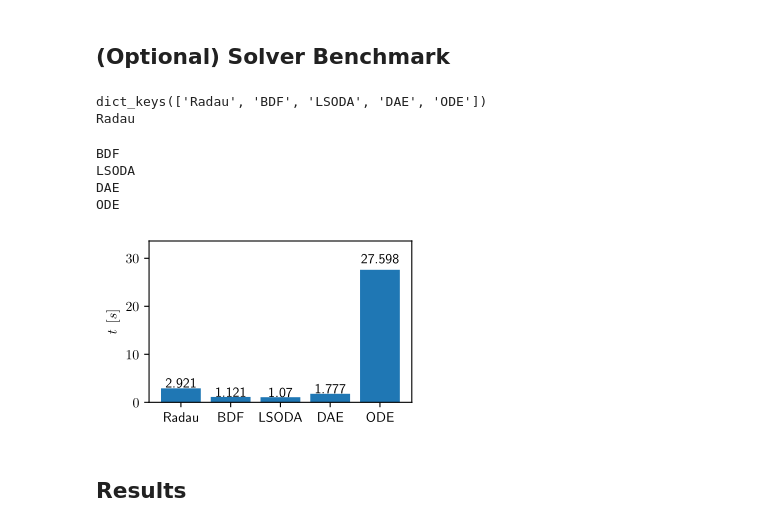
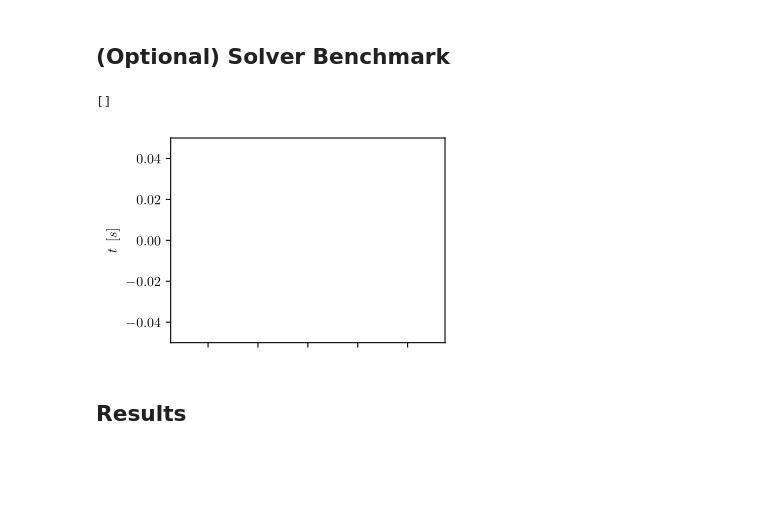
Before and after one commit to willi-z/batmania, a Jupyter notebook: SPM_Zhang.ipynb, the cells around one changed output. Cells and saved outputs as stored; diff of their text form; code cells hidden in the pictures; blank space fills up the shorter version.

Commit message:
benchmark

```diff
--- a/SPM_Zhang.ipynb
+++ b/SPM_Zhang.ipynb
@@ -667,6 +668,7 @@ if use_julia:
 tspan = [0.0, t_end]
 n_tries = 10
 benchmarks = {}
+run_benchmarks = False
 # %%
 import time
 
@@ -687,28 +689,29 @@ def scipy_solver(method:str): # "Radau",  # Radau, BDF, LSODA
         dense_output=True,
     )
 
-
-benchmarks["Radau"] = lambda : benchmark_test(lambda : scipy_solver("Radau"))
-benchmarks["BDF"]   = lambda : benchmark_test(lambda : scipy_solver("BDF"))
-benchmarks["LSODA"] = lambda : benchmark_test(lambda : scipy_solver("LSODA"))
+if run_benchmarks:
+    benchmarks["Radau"] = lambda : benchmark_test(lambda : scipy_solver("Radau"))
+    benchmarks["BDF"]   = lambda : benchmark_test(lambda : scipy_solver("BDF"))
+    benchmarks["LSODA"] = lambda : benchmark_test(lambda : scipy_solver("LSODA"))
 # %%
 if use_julia:
     from diffeqpy import de
     prob_ode = de.ODEProblem(zhang_ode, u0, tspan)
-
-    def diffeqpy_ode():
-        sol_dae = de.solve(prob_ode, reltol = 1e-8, abstol = 1e-8)
+    def diffeqpy_ode(solver):
+        sol_ode = de.solve(prob_ode, solver, reltol = 1e-8, abstol = 1e-8)
 
     du0 = np.zeros(len(u0))
     differential_vars = [True] * len(u0)
     prob_dae = de.DAEProblem(zhang_dae, du0, u0, tspan, differential_vars=differential_vars)
+    def diffeqpy_dae(solver):
+        sol_dae = de.solve(prob_dae, solver, reltol = 1e-8, abstol = 1e-8)
 
-    def diffeqpy_dae():
-        sol_dae = de.solve(prob_dae, reltol = 1e-8, abstol = 1e-8)
-    benchmarks["ODE"] = lambda : benchmark_test(diffeqpy_ode)
-    benchmarks["DAE"] = lambda : benchmark_test(diffeqpy_dae)
+if use_julia and run_benchmarks:
+    benchmarks["Rodas4"]   = lambda : benchmark_test(lambda: diffeqpy_ode(de.Rodas4(autodiff=False)))
+    benchmarks["RadauIIA5"]= lambda : benchmark_test(lambda: diffeqpy_ode(de.RadauIIA5(autodiff=False)))
+    benchmarks["IDA"]      = lambda : benchmark_test(lambda: diffeqpy_dae(de.IDA()))
 # %%
-print(benchmarks.keys())
+print(list(benchmarks.keys()))
 run_times = {}
 for key, benchmark in benchmarks.items():
     print(key)
@@ -718,45 +721,55 @@ for key, benchmark in benchmarks.items():
         time.sleep(0.5)
     run_times[key] = run_time
 # %% [output]
-dict_keys(['Radau', 'BDF', 'LSODA', 'DAE', 'ODE'])
-Radau
+[]
-BDF
-LSODA
-DAE
-ODE
+# %%
+import json
+
+file = result_path / "benchmark.json"
+if file.exists():
+    with file.open("r") as fp:
+        stored_run_times = json.load(fp)
+    for key, value in run_times.items():
+        stored_run_times[key] = value
+    run_times = stored_run_times
+
+json.dump(run_times, file.open("w+"), indent=4)
 # %%
 import matplotlib.pyplot as plt
 from matplotlib.ticker import AutoMinorLocator
 from helpers import set_size
 
 fig,ax = plt.subplots(figsize=set_size(245))
 
 max_time = 0
 mean_times = []
 for solver, times in run_times.items():
     height = np.median(times)
     max_time = np.maximum(max_time, height)
     mean_times.append(height)
 
 bar_plot = ax.bar(list(run_times.keys()), mean_times)
 
 def autolabel(rects):
     for idx,rect in enumerate(bar_plot):
         height = rect.get_height()
         ax.text(rect.get_x() + rect.get_width()/2., 1.05*height,
                 np.round(mean_times[idx],3),
                 ha='center', va='bottom', rotation=0)
 autolabel(bar_plot)
 
+ax.set_xticklabels(list(run_times.keys()), rotation=45, ha='right')
 ax.set_ylabel(r"$t \; \left[ s \right]$")
 ax.set_ylim([0, np.ceil(max_time)*1.2])
 
-if store_images:
+fig.tight_layout(pad=0)
+
+if store_images or True:
     plt.savefig(result_path / ("sol_benchmark.pgf"))
 
 fig
 # %% [output]
-[figure, old version]
+[figure, new version]
 # %% [markdown]
 ## Results
 # %%
```
Also changed, not shown: parts of 6 cells of this notebook.
